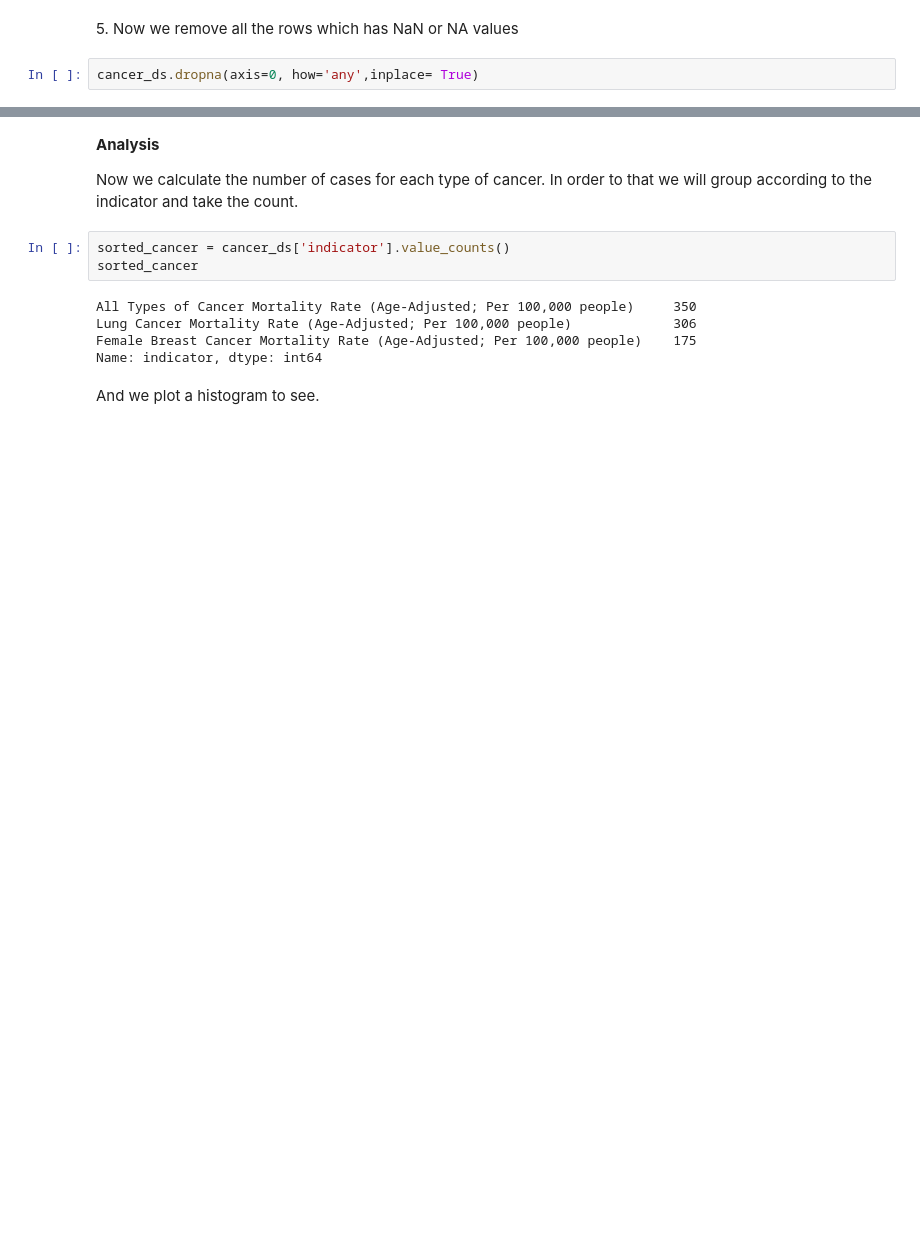
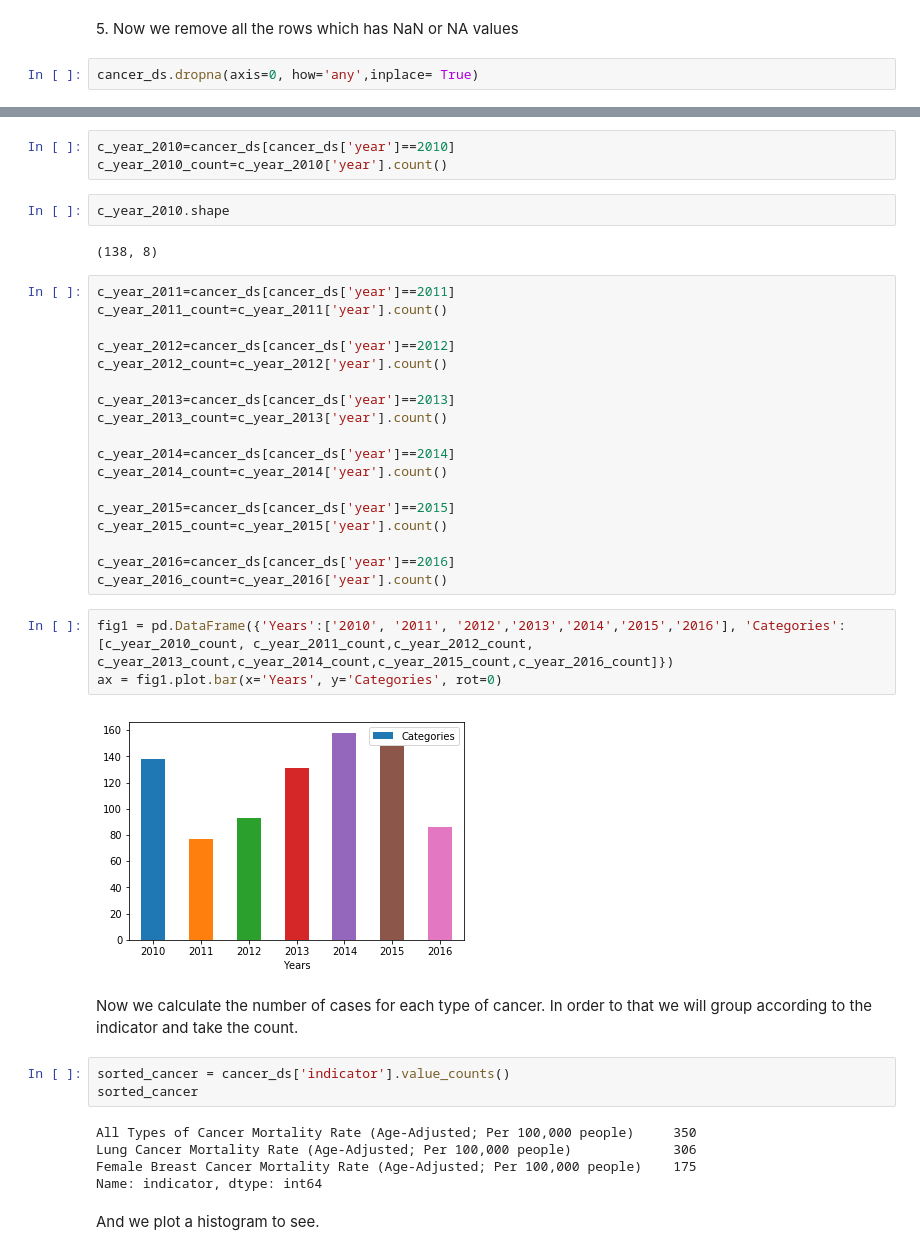
Before and after one commit to bchi-coursework/data-analysis, a Jupyter notebook: BCHI.ipynb, the cells around one changed output, grey strips where cells are left out. Cells and saved outputs as stored; diff of their text form; blank space fills up the shorter version.

```diff
--- a/BCHI.ipynb
+++ b/BCHI.ipynb
@@ -71,5 +77,34 @@ cancer_ds.head(3)
+# %%
+c_year_2010=cancer_ds[cancer_ds['year']==2010]
+c_year_2010_count=c_year_2010['year'].count()
+# %%
+c_year_2010.shape
+# %% [output]
+(138, 8)
+# %%
+c_year_2011=cancer_ds[cancer_ds['year']==2011]
+c_year_2011_count=c_year_2011['year'].count()
+
+c_year_2012=cancer_ds[cancer_ds['year']==2012]
+c_year_2012_count=c_year_2012['year'].count()
+
+c_year_2013=cancer_ds[cancer_ds['year']==2013]
+c_year_2013_count=c_year_2013['year'].count()
+
+c_year_2014=cancer_ds[cancer_ds['year']==2014]
+c_year_2014_count=c_year_2014['year'].count()
+
+c_year_2015=cancer_ds[cancer_ds['year']==2015]
+c_year_2015_count=c_year_2015['year'].count()
+
+c_year_2016=cancer_ds[cancer_ds['year']==2016]
+c_year_2016_count=c_year_2016['year'].count()
+# %%
+fig1 = pd.DataFrame({'Years':['2010', '2011', '2012','2013','2014','2015','2016'], 'Categories':[c_year_2010_count, c_year_2011_count,c_year_2012_count, c_year_2013_count,c_year_2014_count,c_year_2015_count,c_year_2016_count]})
+ax = fig1.plot.bar(x='Years', y='Categories', rot=0)
+# %% [output]
+[figure, added]
 # %% [markdown]
-<b>Analysis</b>
 <p>Now we calculate the number of cases for each type of cancer. In order to that we will group according to the
 indicator and take the count.</p>
 # %%
```
Also changed, not shown: parts of 10 cells of this notebook, 2 other files.
